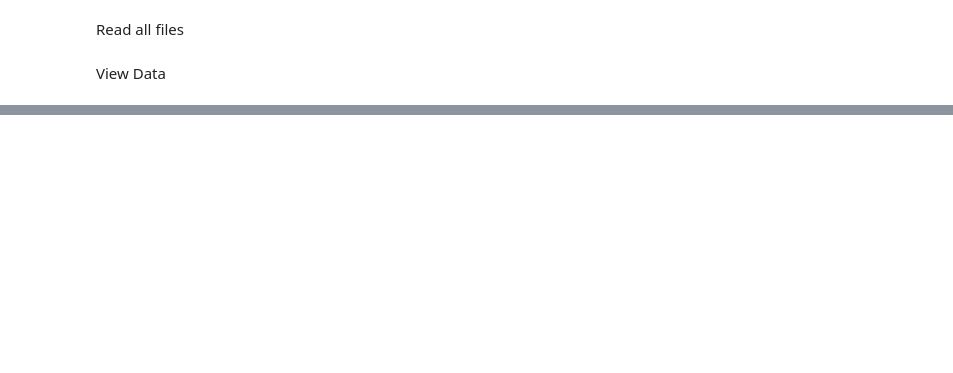
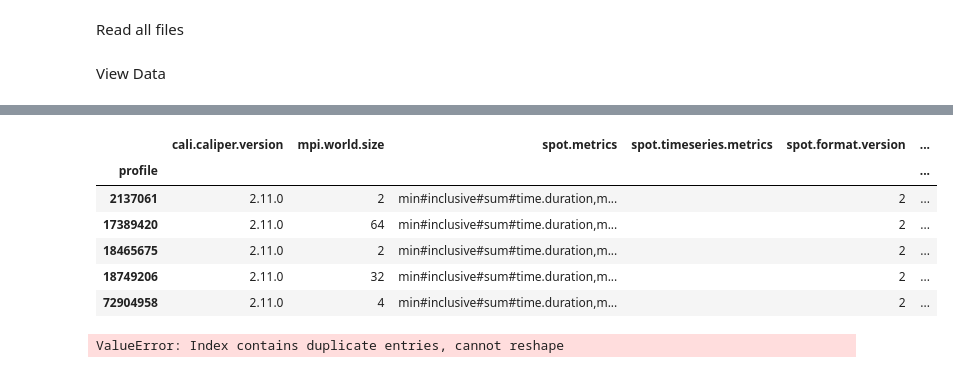
Before and after one commit to daaangdennis/CSCE435_Project_2024, a Jupyter notebook: Jupyter_Files/radixsort_analysis.ipynb, the cells around one changed output, grey strips where cells are left out. Cells and saved outputs as stored; diff of their text form; code cells hidden in the pictures; blank space fills up the shorter version.

```diff
--- a/Jupyter_Files/radixsort_analysis.ipynb
+++ b/Jupyter_Files/radixsort_analysis.ipynb
@@ -46,2 +68,12 @@ print(tk.tree(metric_column="Avg time/rank"))
 
 name User code    ◀  Only in left graph    ▶  Only in right graph
+# %%
+tk.metadata.head(5)
+# %% [output]
+|  | cali.caliper.version | mpi.world.size | spot.metrics | spot.timeseries.metrics | spot.format.version | ... |
+| profile |  |  |  |  |  | ... |
+| 2137061 | 2.11.0 | 2 | min#inclusive#sum#time.duration,m... |  | 2 | ... |
+| 17389420 | 2.11.0 | 64 | min#inclusive#sum#time.duration,m... |  | 2 | ... |
+| 18465675 | 2.11.0 | 2 | min#inclusive#sum#time.duration,m... |  | 2 | ... |
+| 18749206 | 2.11.0 | 32 | min#inclusive#sum#time.duration,m... |  | 2 | ... |
+| 72904958 | 2.11.0 | 4 | min#inclusive#sum#time.duration,m... |  | 2 | ... |
@@ -47,0 +111,14 @@ name User code    ◀  Only in left graph    ▶  Only in right graph
+# %%
+for node in tk.graph.traverse():
+    node_name = node.frame["name"]
+    if (node_name == "main"):
+        input_size_frame = tk.dataframe.loc[node, "Avg time/rank"].unstack("input_size")
+        for input_size in input_size_frame.keys():
+            data_series = input_size_frame[input_size]
+            plot_mpl(data_series,
+                ["red", "green", "blue", "orange"], ['o', 'v', 'x', 'D'],
+                "radixsort runtime with input_size 2^{}".format(int(math.log2(input_size))), "number of processors", "time in seconds",
+                "../Plots/Radixsort_Plots/radixsort-runtime-{}.png".format(int(math.log2(input_size)))
+            )
+# %% [output]
+ValueError: Index contains duplicate entries, cannot reshape
```
Also changed, not shown: parts of 6 cells of this notebook, 7 other files.
